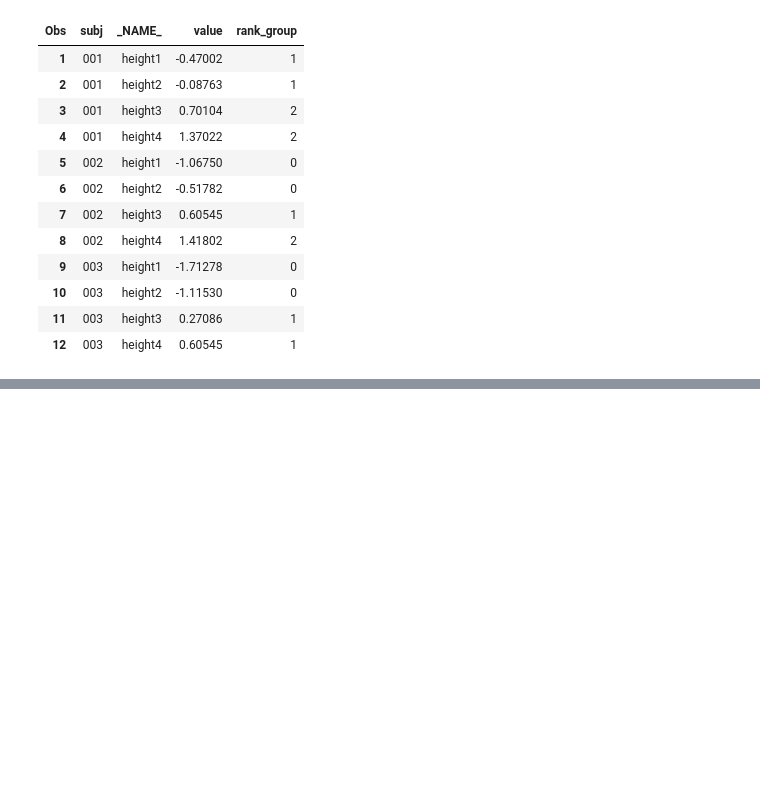
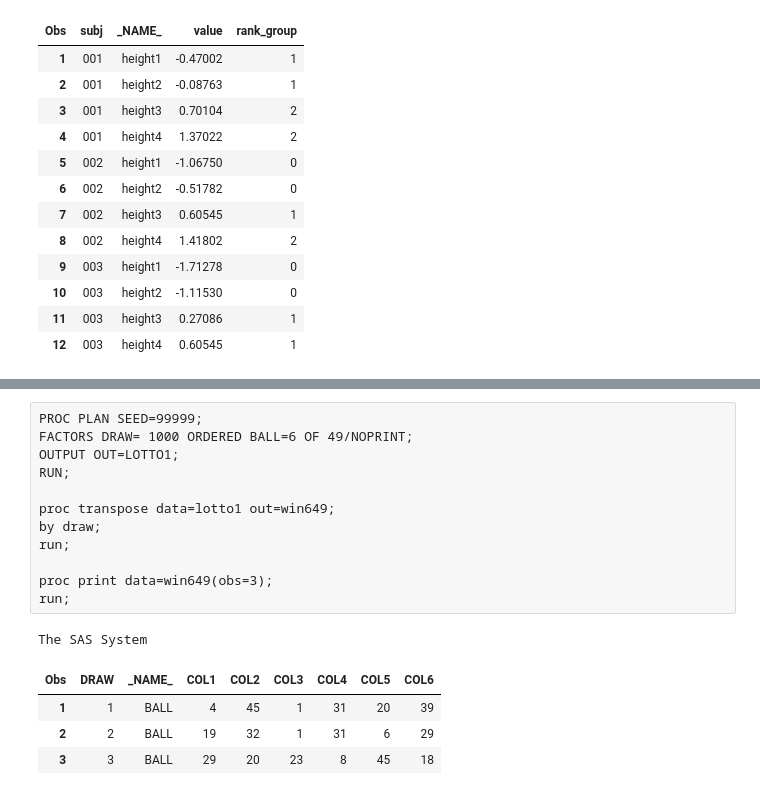
Before and after one commit to kevinwkc/my_sas, a Jupyter notebook: DATASET.ipynb, the cells around one changed output, grey strips where cells are left out. Saved outputs shown, nothing was run; the diff lists cells and outputs as text; blank space fills up the shorter version.

Commit message:
proc plan for random sampling

```diff
--- a/DATASET.ipynb
+++ b/DATASET.ipynb
@@ -338,0 +352,18 @@ The SAS System
+# %%
+PROC PLAN SEED=99999;
+FACTORS DRAW= 1000 ORDERED BALL=6 OF 49/NOPRINT;
+OUTPUT OUT=LOTTO1;
+RUN;
+
+proc transpose data=lotto1 out=win649;
+by draw;
+run;
+
+proc print data=win649(obs=3);
+run;
+# %% [output]
+The SAS System
+| Obs | DRAW | _NAME_ | COL1 | COL2 | COL3 | COL4 | COL5 | COL6 |
+| 1 | 1 | BALL | 4 | 45 | 1 | 31 | 20 | 39 |
+| 2 | 2 | BALL | 19 | 32 | 1 | 31 | 6 | 29 |
+| 3 | 3 | BALL | 29 | 20 | 23 | 8 | 45 | 18 |
```
Also changed, not shown: parts of 5 cells of this notebook.
